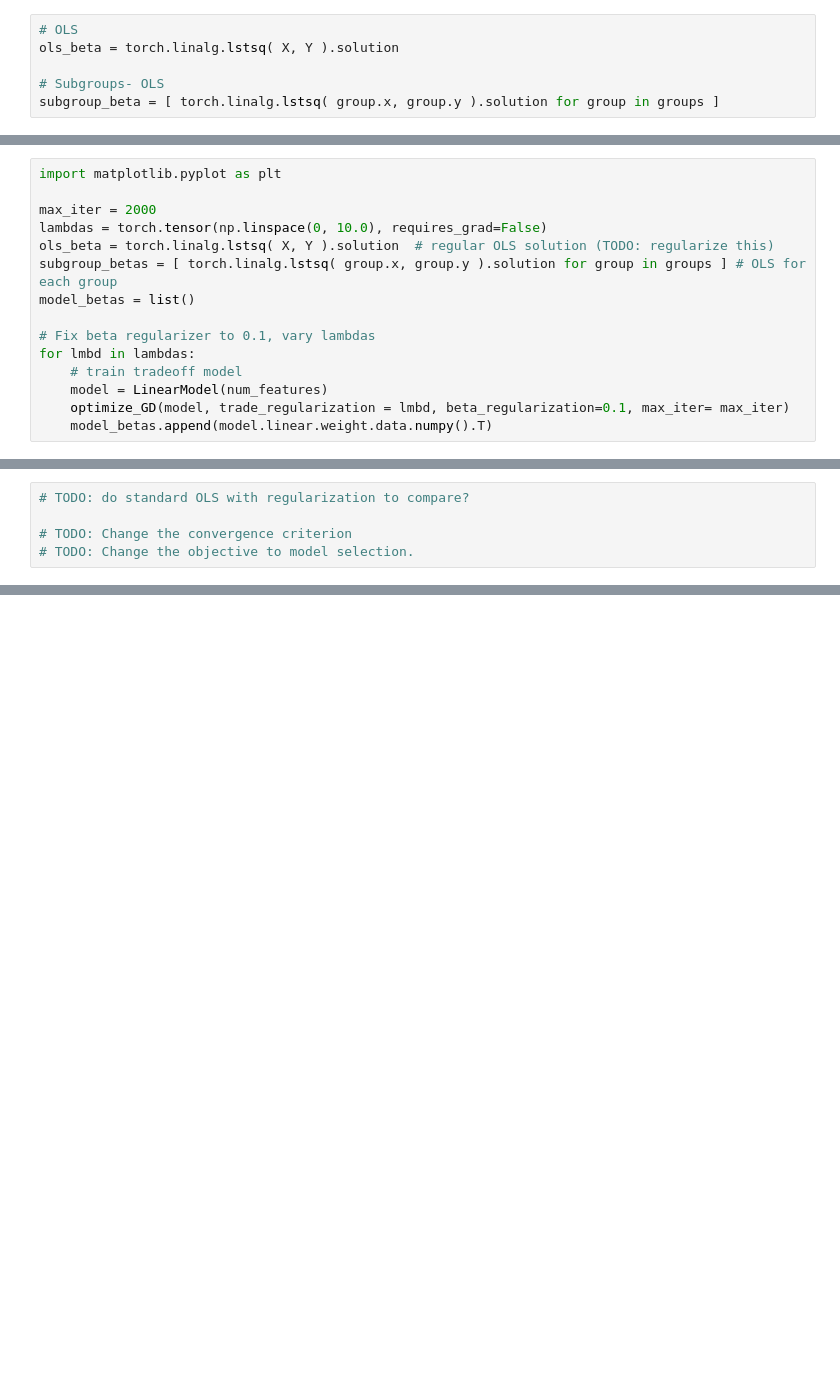
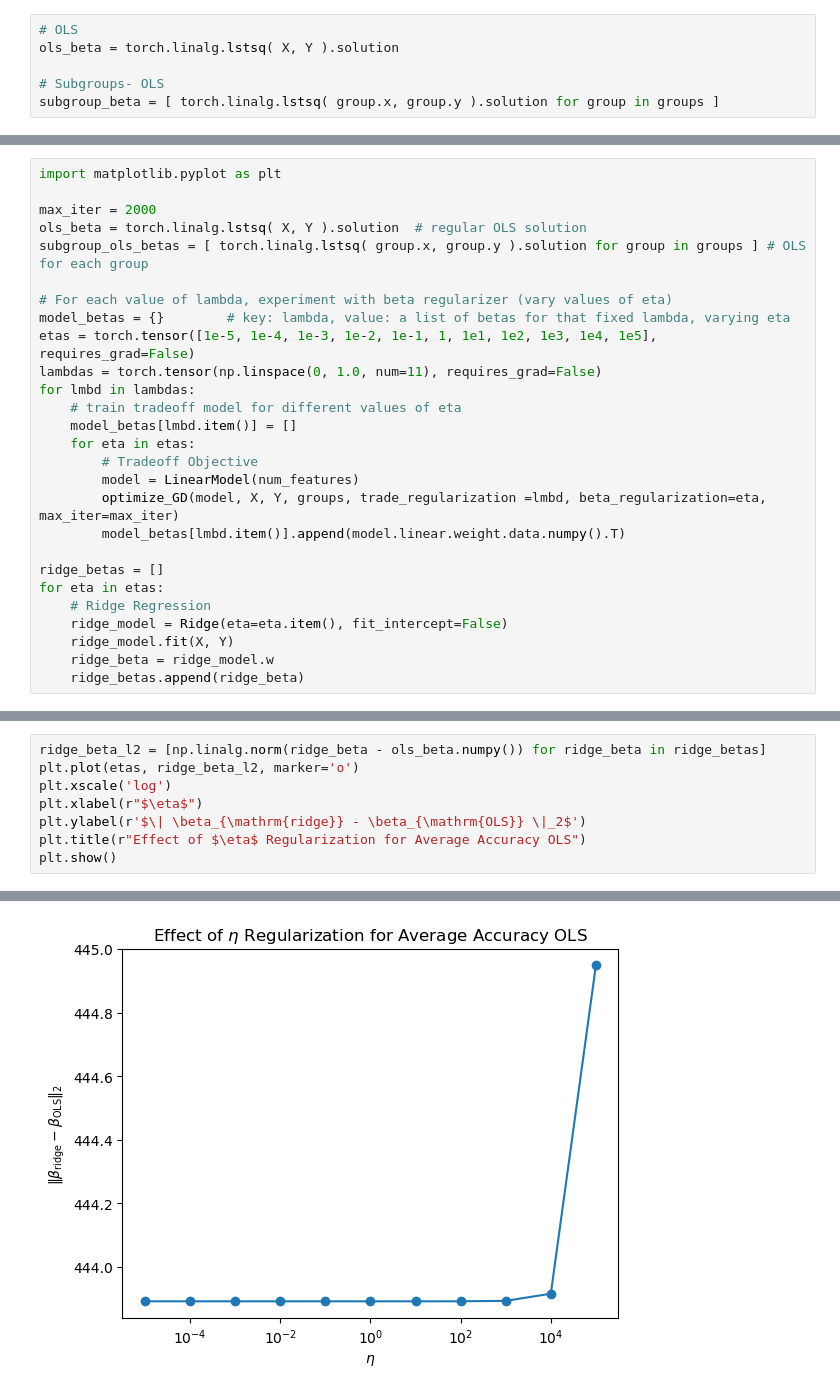
Before and after one commit to essdeee/overparam_dro, a Jupyter notebook: main.ipynb, the cells around one changed output, grey strips where cells are left out. Saved outputs shown, nothing was run; the diff lists cells and outputs as text; blank space fills up the shorter version.

```diff
--- a/main.ipynb
+++ b/main.ipynb
@@ -294,15 +282,27 @@ Again, we first look at the effect that varying $\lambda$ has on this objective.
 import matplotlib.pyplot as plt
 
 max_iter = 2000
-lambdas = torch.tensor(np.linspace(0, 10.0), requires_grad=False)
-ols_beta = torch.linalg.lstsq( X, Y ).solution  # regular OLS solution (TODO: regularize this)
-subgroup_betas = [ torch.linalg.lstsq( group.x, group.y ).solution for group in groups ] # OLS for each group
-model_betas = list()
+ols_beta = torch.linalg.lstsq( X, Y ).solution  # regular OLS solution
+subgroup_ols_betas = [ torch.linalg.lstsq( group.x, group.y ).solution for group in groups ] # OLS for each group
 
-# Fix beta regularizer to 0.1, vary lambdas
+# For each value of lambda, experiment with beta regularizer (vary values of eta)
+model_betas = {}        # key: lambda, value: a list of betas for that fixed lambda, varying eta
+etas = torch.tensor([1e-5, 1e-4, 1e-3, 1e-2, 1e-1, 1, 1e1, 1e2, 1e3, 1e4, 1e5], requires_grad=False)
+lambdas = torch.tensor(np.linspace(0, 1.0, num=11), requires_grad=False)
 for lmbd in lambdas:
-    # train tradeoff model
-    model = LinearModel(num_features)
-    optimize_GD(model, trade_regularization = lmbd, beta_regularization=0.1, max_iter= max_iter)
-    model_betas.append(model.linear.weight.data.numpy().T)
+    # train tradeoff model for different values of eta
+    model_betas[lmbd.item()] = []
+    for eta in etas:
+        # Tradeoff Objective
+        model = LinearModel(num_features)
+        optimize_GD(model, X, Y, groups, trade_regularization =lmbd, beta_regularization=eta, max_iter=max_iter)
+        model_betas[lmbd.item()].append(model.linear.weight.data.numpy().T)
+
+ridge_betas = []
+for eta in etas:
+    # Ridge Regression
+    ridge_model = Ridge(eta=eta.item(), fit_intercept=False)
+    ridge_model.fit(X, Y)
+    ridge_beta = ridge_model.w
+    ridge_betas.append(ridge_beta)
 # %% [output]
@@ -325,6 +325,10 @@ for lmbd in lambdas:
 Maximum iteration reached.
-# %%
-# TODO: do standard OLS with regularization to compare?
-
-# TODO: Change the convergence criterion
-# TODO: Change the objective to model selection.
+# %%
+ridge_beta_l2 = [np.linalg.norm(ridge_beta - ols_beta.numpy()) for ridge_beta in ridge_betas]
+plt.plot(etas, ridge_beta_l2, marker='o')
+plt.xscale('log')
+plt.xlabel(r"$\eta$")
+plt.ylabel(r'$\| \beta_{\mathrm{ridge}} - \beta_{\mathrm{OLS}} \|_2$')
+plt.title(r"Effect of $\eta$ Regularization for Average Accuracy OLS")
+plt.show()
+# %% [output]
@@ -330,0 +336 @@ Maximum iteration reached.
+[figure, added]
```
Also changed, not shown: parts of 24 cells of this notebook.
